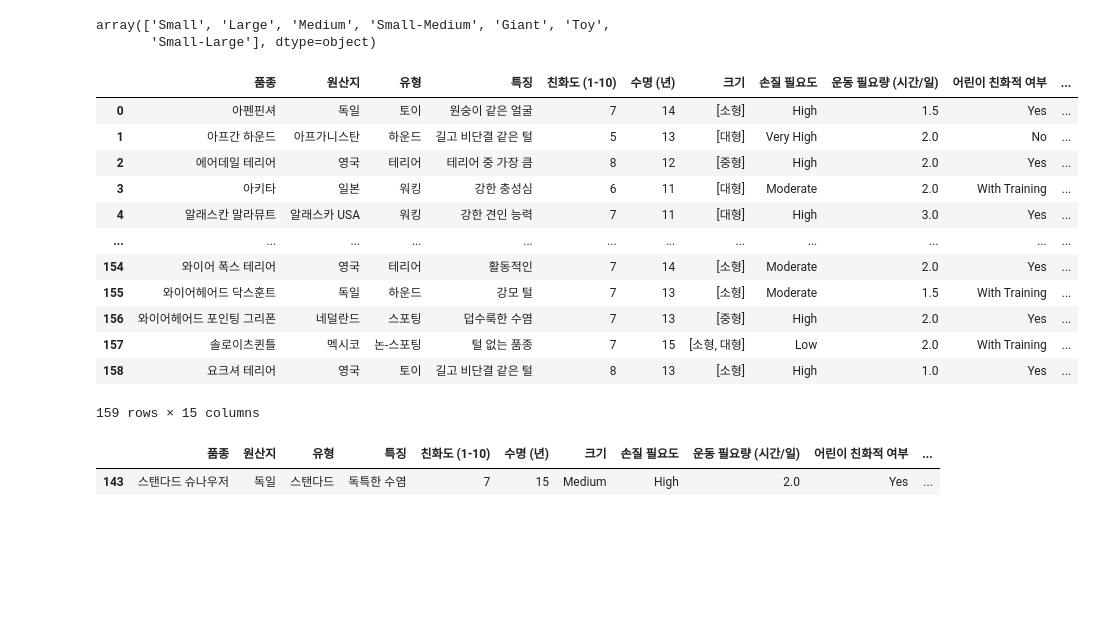
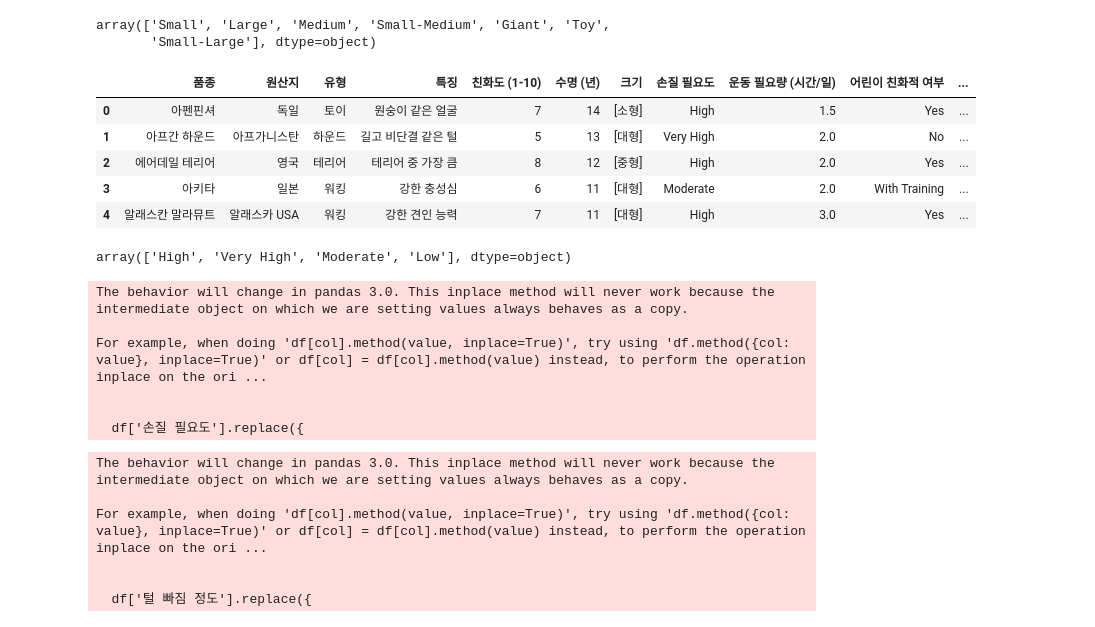
Before and after one commit to junnnnghee/dog-breed-app, a Jupyter notebook: dog_data.ipynb, the cells around one changed output. Drawn from its saved outputs; the diff is of its cells as text; code cells hidden in the pictures; blank space fills up the shorter version.

```diff
--- a/dog_data.ipynb
+++ b/dog_data.ipynb
@@ -27,5 +169,13 @@ df.loc[df['품종'] == '랫 테리어']
+# %%
+df = df.drop(columns=['origin', 'height',
+       'weight', 'coat', 'life_span', 'other_names', 'common_nicknames',
+       'colour', 'litter_size', 'notes', 'breed_status', 'foundation_stock',
+       'img_src_set.1.5x', 'img_src_set.2x', 'height.dogs', 'weight.dogs',
+       'height.bitches', 'weight.bitches', 'img_src_set'])
+# %%
+df.rename(columns={'url':'정보링크','img':'이미지'},inplace=True)
 # %%
-df['이름'] = df['이름'].replace({
+df['품종'] = df['품종'].replace({
     'Affenpinscher': '아펜핀셔',
     'Afghan Hound': '아프간 하운드',
     'Airedale Terrier': '에어데일 테리어',
@@ -244,8 +394,6 @@ df['원산지'] = df['원산지'].replace({
     'Africa': '아프리카',
     'Sweden': '스웨덴'
 })
-# %%
-df.rename(columns={'이름':'품종'}, inplace=True)
 # %%
 df.head()
 # %% [output]
@@ -438,23 +586,41 @@ size_mapping = {
 }
 df['크기'] = df['크기'].map(size_mapping)
 # %%
-df
+df.head()
 # %% [output]
 |  | 품종 | 원산지 | 유형 | 특징 | 친화도 (1-10) | 수명 (년) | 크기 | 손질 필요도 | 운동 필요량 (시간/일) | 어린이 친화적 여부 | ... |
 | 0 | 아펜핀셔 | 독일 | 토이 | 원숭이 같은 얼굴 | 7 | 14 | [소형] | High | 1.5 | Yes | ... |
 | 1 | 아프간 하운드 | 아프가니스탄 | 하운드 | 길고 비단결 같은 털 | 5 | 13 | [대형] | Very High | 2.0 | No | ... |
 | 2 | 에어데일 테리어 | 영국 | 테리어 | 테리어 중 가장 큼 | 8 | 12 | [중형] | High | 2.0 | Yes | ... |
 | 3 | 아키타 | 일본 | 워킹 | 강한 충성심 | 6 | 11 | [대형] | Moderate | 2.0 | With Training | ... |
 | 4 | 알래스칸 말라뮤트 | 알래스카 USA | 워킹 | 강한 견인 능력 | 7 | 11 | [대형] | High | 3.0 | Yes | ... |
-| ... | ... | ... | ... | ... | ... | ... | ... | ... | ... | ... | ... |
-| 154 | 와이어 폭스 테리어 | 영국 | 테리어 | 활동적인 | 7 | 14 | [소형] | Moderate | 2.0 | Yes | ... |
-| 155 | 와이어헤어드 닥스훈트 | 독일 | 하운드 | 강모 털 | 7 | 13 | [소형] | Moderate | 1.5 | With Training | ... |
-| 156 | 와이어헤어드 포인팅 그리폰 | 네덜란드 | 스포팅 | 덥수룩한 수염 | 7 | 13 | [중형] | High | 2.0 | Yes | ... |
-| 157 | 솔로이츠퀸틀 | 멕시코 | 논-스포팅 | 털 없는 품종 | 7 | 15 | [소형, 대형] | Low | 2.0 | With Training | ... |
-| 158 | 요크셔 테리어 | 영국 | 토이 | 길고 비단결 같은 털 | 8 | 13 | [소형] | High | 1.0 | Yes | ... |
-159 rows × 15 columns
-# %%
-df.loc[df['품종'] == '스탠다드 슈나우저']
-# %% [output]
-|  | 품종 | 원산지 | 유형 | 특징 | 친화도 (1-10) | 수명 (년) | 크기 | 손질 필요도 | 운동 필요량 (시간/일) | 어린이 친화적 여부 | ... |
-| 143 | 스탠다드 슈나우저 | 독일 | 스탠다드 | 독특한 수염 | 7 | 15 | Medium | High | 2.0 | Yes | ... |
+# %%
+df['손질 필요도'].unique()
+# %% [output]
+array(['High', 'Very High', 'Moderate', 'Low'], dtype=object)
+# %%
+df['손질 필요도'].replace({
+    'High':'높음',
+    'Very High':'매우 높음',
+    'Moderate':'보통',
+    'Low':'낮음'}, inplace=True)
+# %% [output]
+The behavior will change in pandas 3.0. This inplace method will never work because the intermediate object on which we are setting values always behaves as a copy.
+
+For example, when doing 'df[col].method(value, inplace=True)', try using 'df.method({col: value}, inplace=True)' or df[col] = df[col].method(value) instead, to perform the operation inplace on the ori ...
+
+
+  df['손질 필요도'].replace({
+# %%
+df['털 빠짐 정도'].replace({
+    'High':'높음',
+    'Very High':'매우 높음',
+    'Moderate':'보통',
+    'Low':'낮음'}, inplace=True)
+# %% [output]
+The behavior will change in pandas 3.0. This inplace method will never work because the intermediate object on which we are setting values always behaves as a copy.
+
+For example, when doing 'df[col].method(value, inplace=True)', try using 'df.method({col: value}, inplace=True)' or df[col] = df[col].method(value) instead, to perform the operation inplace on the ori ...
+
+
+  df['털 빠짐 정도'].replace({
```
Also changed, not shown: parts of 236 cells of this notebook, 9 other files.
